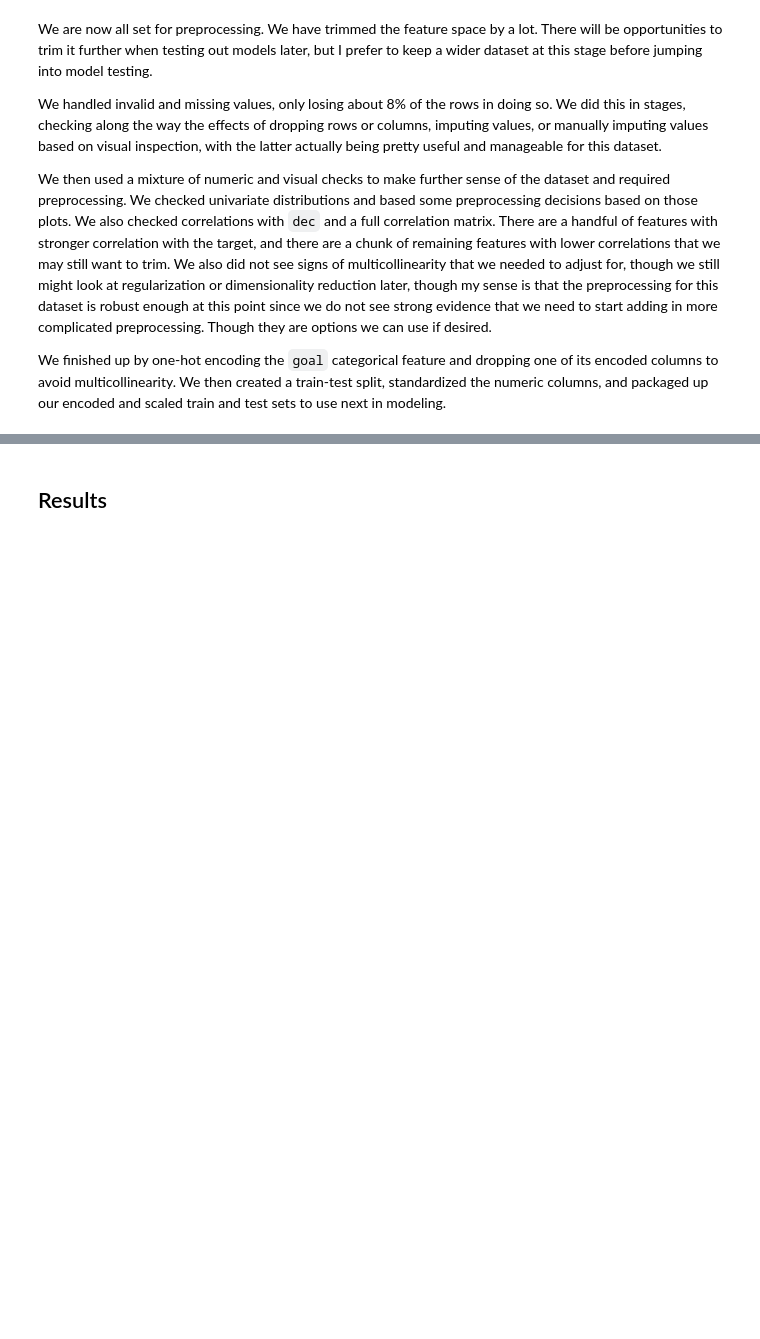
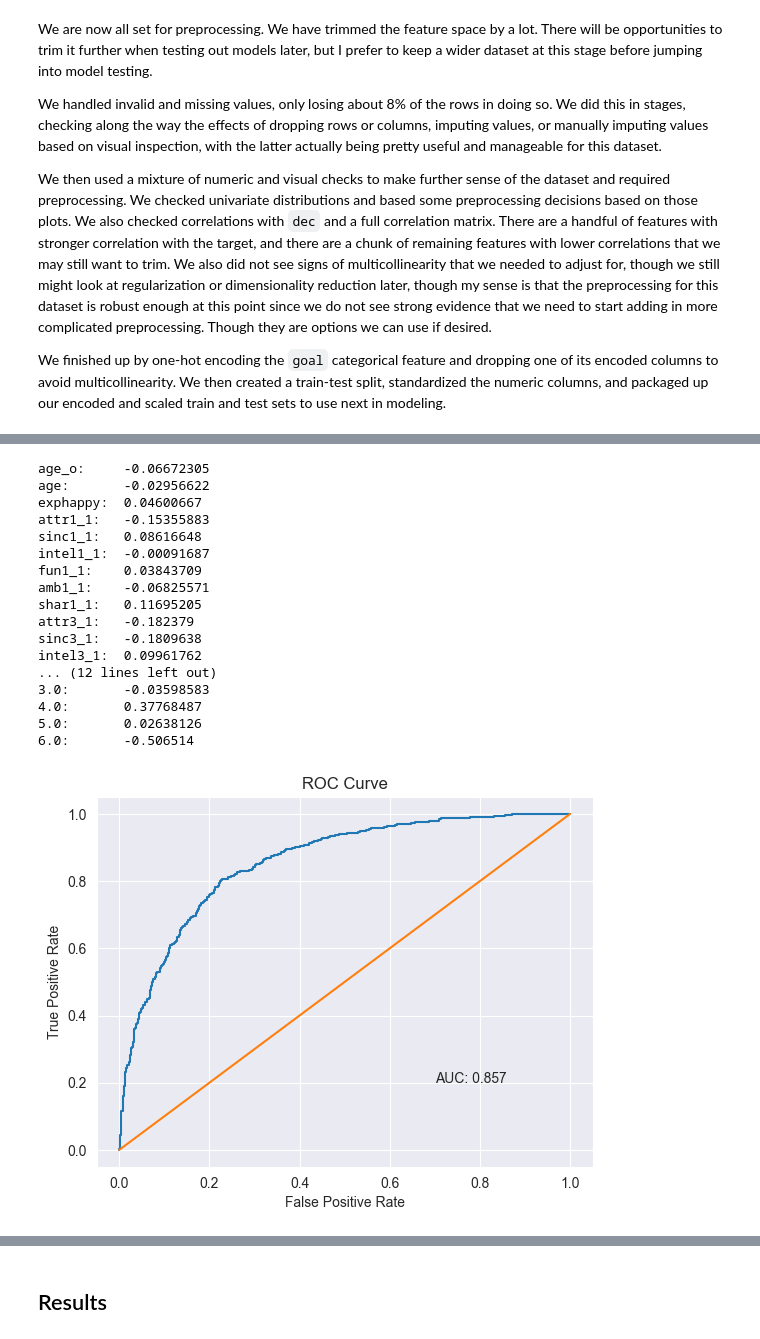
Before and after one commit to jhleakakos/msds-supervised-learning-final, a Jupyter notebook: speedy_dates.ipynb, the cells around one changed output, grey strips where cells are left out. Saved outputs shown, nothing was run; the diff lists cells and outputs as text; code cells hidden in the pictures; blank space fills up the shorter version.

```diff
--- a/speedy_dates.ipynb
+++ b/speedy_dates.ipynb
@@ -670,7 +687,7 @@ Finally, we split the dataset with an 80-20 train-test split, and then standardi
 Not all machine learning algorithms will need standardized data, but we are not planning on any models or algorithms below that will suffer from standardized data.
 # %%
 # 80-20 train-test split
-x_train, x_test, y_train, y_test = train_test_split(
+x_train_unscaled, x_test_unscaled, y_train, y_test = train_test_split(
     df_encoded.drop('dec', axis=1)
     , df_encoded['dec']
     , test_size=0.2
@@ -678,10 +695,10 @@ x_train, x_test, y_train, y_test = train_test_split(
 )
 
 # There is an sklearn pipeline function to do this, but I find this situation simple enough to do by hand
-x_train_num = x_train.drop(columns=['gender', '2.0', '3.0', '4.0', '5.0', '6.0'])
-x_train_bool = x_train[['gender', '2.0', '3.0', '4.0', '5.0', '6.0']]
-x_test_num = x_test.drop(columns=['gender', '2.0', '3.0', '4.0', '5.0', '6.0'])
-x_test_bool = x_test[['gender', '2.0', '3.0', '4.0', '5.0', '6.0']]
+x_train_num = x_train_unscaled.drop(columns=['gender', '2.0', '3.0', '4.0', '5.0', '6.0'])
+x_train_bool = x_train_unscaled[['gender', '2.0', '3.0', '4.0', '5.0', '6.0']]
+x_test_num = x_test_unscaled.drop(columns=['gender', '2.0', '3.0', '4.0', '5.0', '6.0'])
+x_test_bool = x_test_unscaled[['gender', '2.0', '3.0', '4.0', '5.0', '6.0']]
 
 # Standardize the dataset
 scaler = StandardScaler()
@@ -689,8 +706,8 @@ scaler = StandardScaler()
 x_train_num_scaled = pd.DataFrame(scaler.fit_transform(x_train_num), columns=x_train_num.columns)
 x_test_num_scaled = pd.DataFrame(scaler.transform(x_test_num), columns=x_test_num.columns)
 
-x_train_scaled = pd.concat([x_train_num_scaled, x_train_bool.reset_index(drop=True)], axis=1)
-x_test_scaled = pd.concat([x_test_num_scaled, x_test_bool.reset_index(drop=True)], axis=1)
+x_train = pd.concat([x_train_num_scaled, x_train_bool.reset_index(drop=True)], axis=1)
+x_test = pd.concat([x_test_num_scaled, x_test_bool.reset_index(drop=True)], axis=1)
 # %% [markdown]
 We are now all set for preprocessing. We have trimmed the feature space by a lot. There will be opportunities to trim it further when testing out models later, but I prefer to keep a wider dataset at this stage before jumping into model testing.
 
@@ -729,0 +755,37 @@ Originally SVMs were at the top of my list for this problem because of the size
+# %%
+log_reg = LogisticRegression(solver='liblinear')
+log_reg.fit(x_train, y_train);
+# %%
+for feature, coef in zip(x_train.columns, log_reg.coef_[0]):
+    f = feature + ':' + '          '
+    print(f'{f[:10]} {round(coef, 8)}')
+
+log_reg_y_probs = log_reg.predict_proba(x_test)
+log_reg_fpr, log_reg_tpr, thresholds = roc_curve(y_test, log_reg_y_probs[:, 1])
+log_reg_auc = roc_auc_score(y_test, log_reg_y_probs[:, 1])
+
+plt.plot(log_reg_fpr, log_reg_tpr)
+plt.plot(np.arange(0, 1.1, 0.1), np.arange(0, 1.1, 0.1))
+plt.title('ROC Curve')
+plt.xlabel('False Positive Rate')
+plt.ylabel('True Positive Rate')
+plt.text(0.7, 0.2, f'AUC: {round(log_reg_auc, 3)}');
+# %% [output]
+age_o:     -0.06672305
+age:       -0.02956622
+exphappy:  0.04600667
+attr1_1:   -0.15355883
+sinc1_1:   0.08616648
+intel1_1:  -0.00091687
+fun1_1:    0.03843709
+amb1_1:    -0.06825571
+shar1_1:   0.11695205
+attr3_1:   -0.182379
+sinc3_1:   -0.1809638
+intel3_1:  0.09961762
+... (12 lines left out)
+3.0:       -0.03598583
+4.0:       0.37768487
+5.0:       0.02638126
+6.0:       -0.506514
+[figure, added]
```
Also changed, not shown: parts of 10 cells of this notebook, 1 other file.
